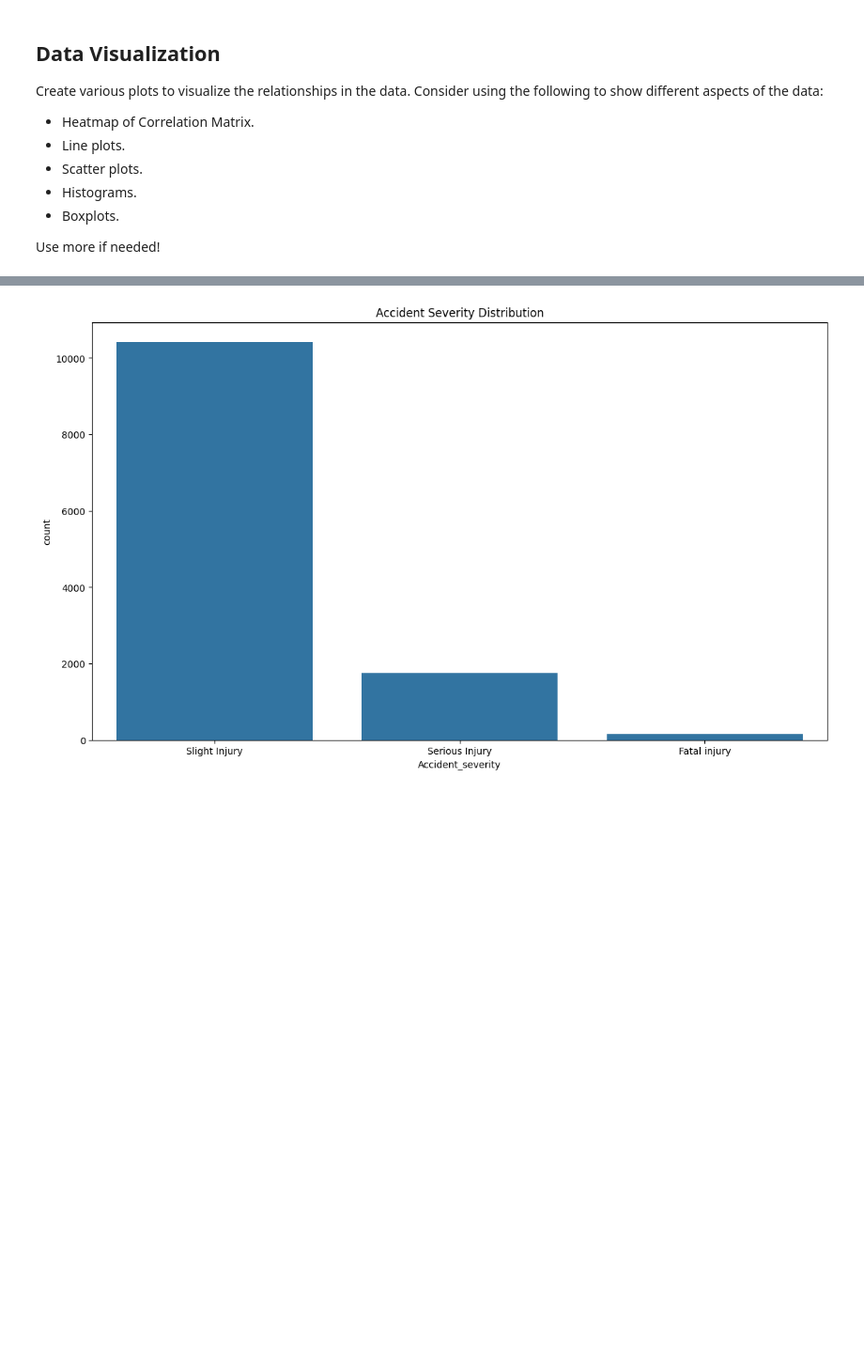
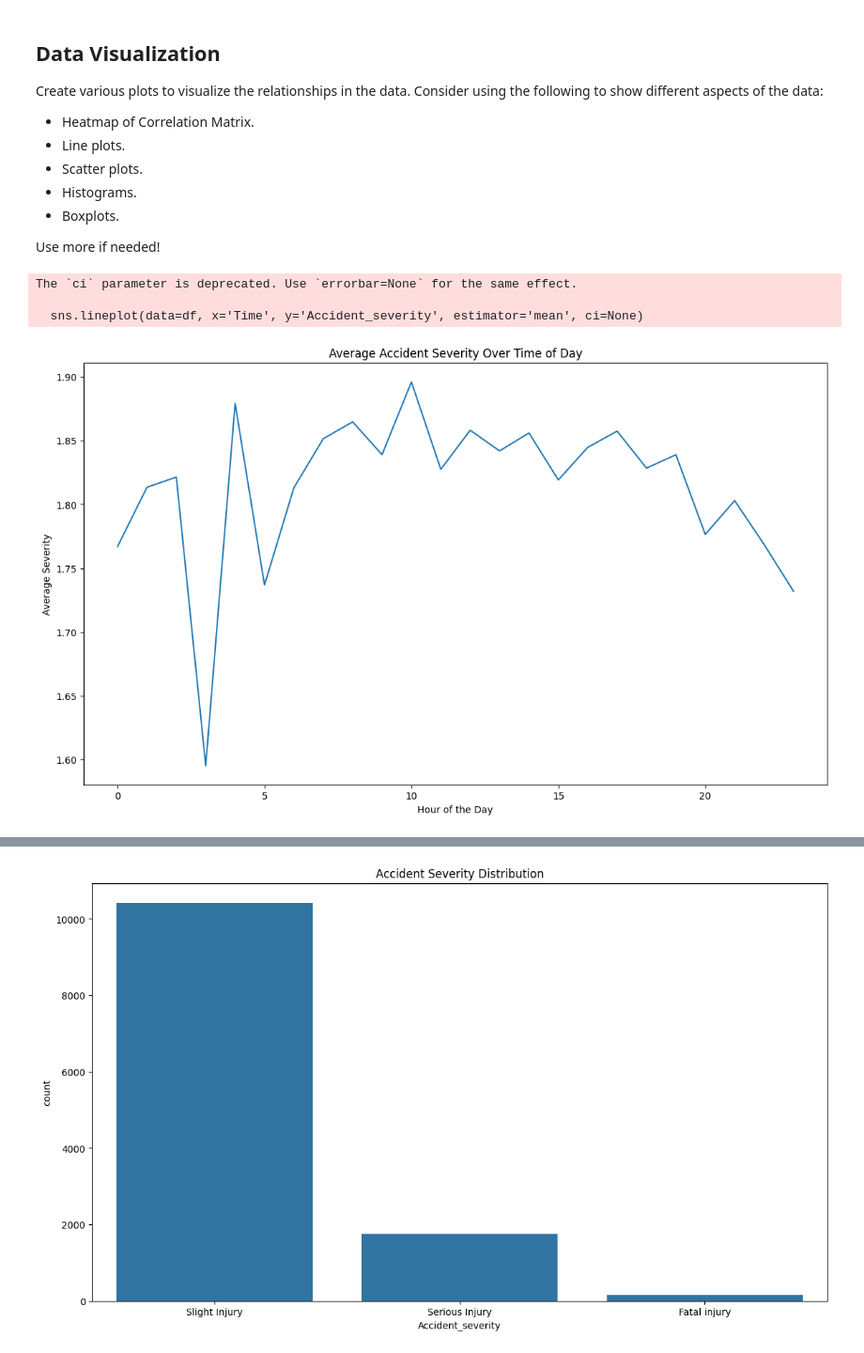
Before and after one commit to 7atemAlawwad/T5, a Jupyter notebook: Weekly_Project.ipynb, the cells around one changed output, grey strips where cells are left out. Shown at 94% size. Saved outputs shown, nothing was run; the diff lists cells and outputs as text; code cells hidden in the pictures; blank space fills up the shorter version.

```diff
--- a/Weekly_Project.ipynb
+++ b/Weekly_Project.ipynb
@@ -136,3 +136,15 @@ Create various plots to visualize the relationships in the data. Consider using
 * Boxplots.
 
 Use more if needed!
+# %%
+plt.figure(figsize=(14, 8))
+sns.lineplot(data=df, x='Time', y='Accident_severity', estimator='mean', ci=None)
+plt.title('Average Accident Severity Over Time of Day')
+plt.xlabel('Hour of the Day')
+plt.ylabel('Average Severity')
+plt.show()
+# %% [output]
+The `ci` parameter is deprecated. Use `errorbar=None` for the same effect.
+
+  sns.lineplot(data=df, x='Time', y='Accident_severity', estimator='mean', ci=None)
+[figure, added]
```
Also changed, not shown: parts of 3 cells of this notebook.
